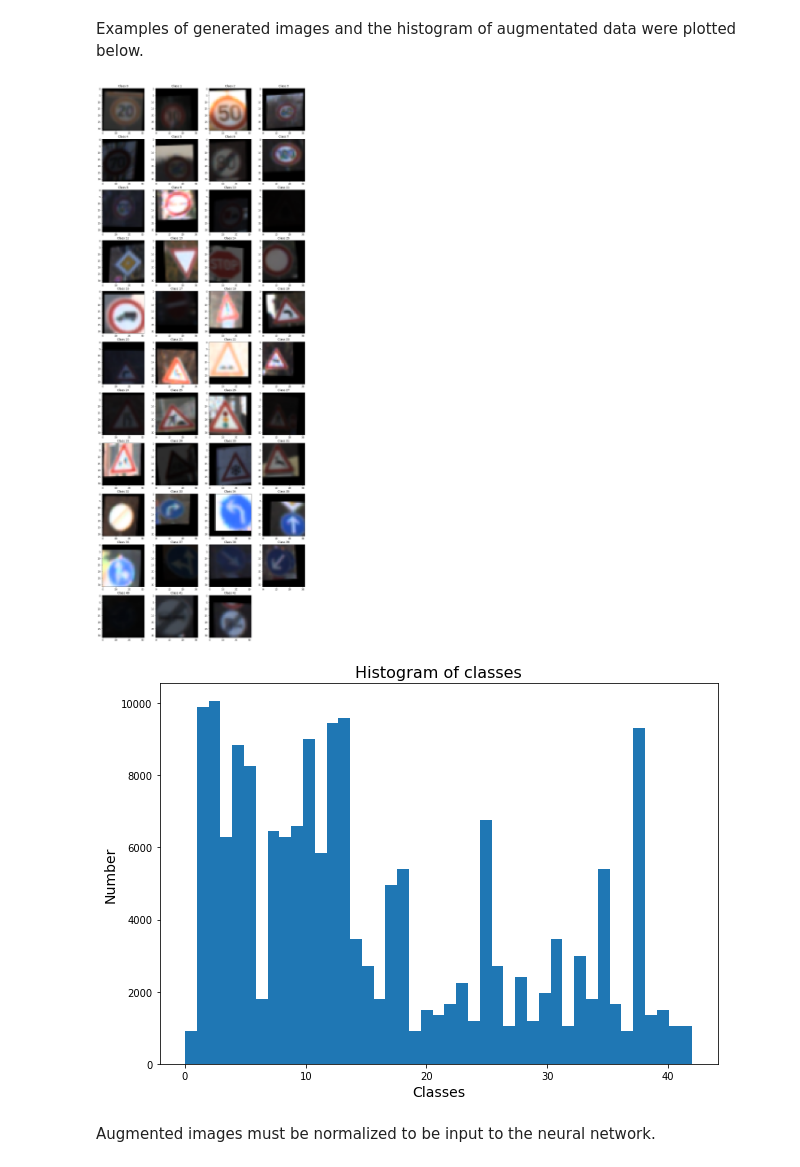
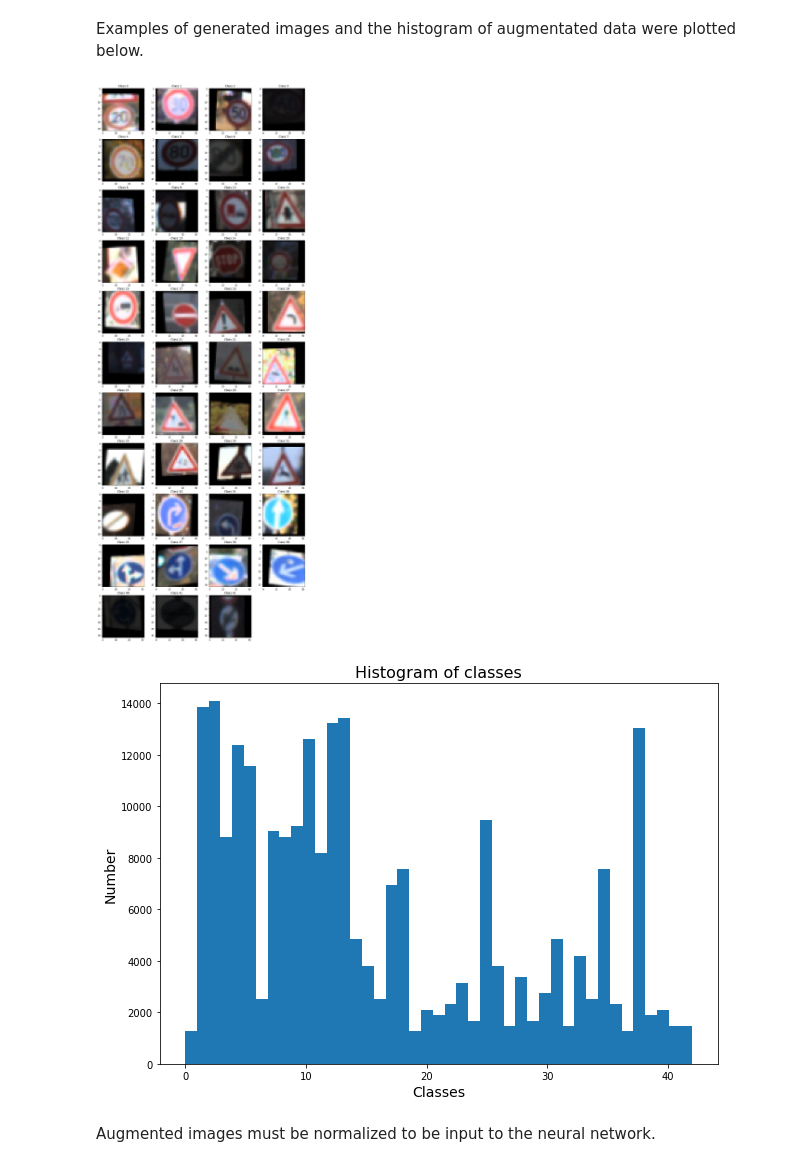
Before and after one commit to siyaoxu/Self-Driving-Cars, a Jupyter notebook: CarND-Traffic-Sign-Classifier-Project/Traffic_Sign_Classifier.ipynb, the cells around one changed output. Saved outputs shown, nothing was run; the diff lists cells and outputs as text; code cells hidden in the pictures.

```diff
--- a/CarND-Traffic-Sign-Classifier-Project/Traffic_Sign_Classifier.ipynb
+++ b/CarND-Traffic-Sign-Classifier-Project/Traffic_Sign_Classifier.ipynb
@@ -278,7 +278,8 @@ from random import randint
 # count the size of each class
 class_count = Counter(y_train)
 # For each class, we extend the record size of each class by a factor of 5
-f_class = 5
+f_class = 7
+# target = 1500
 # augmented images are stored at here
 augm_imgs = []
 augm_y = []
@@ -287,12 +288,13 @@ augm_y = []
 for key,n in class_count.items():
     # if the size of this class is less than our target size, we are going to augment record in this class
     diff = n*f_class - n
+#     diff = target - n
     if diff>0:
         # get all images in this class
         i_imgs = X_train[np.where(y_train == key)[0],:,:,:]
         # sample parameters for the augmentation
 #         fv, thetas, scales, ftxys = AugmParams(rtheta=(0.0,0.0),rscale = (1.0,1.0),size = diff)
-        fv, thetas, scales, ftxys, fshearxys = AugmParams(rtheta=(-3.0,3.0),rscale = (0.9,1.1),size = diff)
+        fv, thetas, scales, ftxys, fshearxys = AugmParams(rtheta=(-5.0,5.0),rscale = (0.9,1.1),size = diff)
         # generate transformed images
         for i in list(range(diff)):
             # sample a random image from original images in this class
@@ -312,13 +314,15 @@ Examples of generated images and the histogram of augmentated data were plotted
 # %%
 # plot the first image in training data for each class
 fig = plt.figure(figsize=(16,44));
-for i in list(range(n_classes)):
+# for i in list(range(n_classes)):
+for i in np.unique(y_train_augm):
     plt.subplot(11,4,i+1);
-    plt.imshow(np.squeeze(X_train_augm[np.where(y_train_augm == i)[0][0],:,:,:]));
+    img_i = np.squeeze(X_train_augm[np.where(y_train_augm == i)[0][0],:,:,:])
+    plt.imshow(img_i);
     plt.title('Class ' + str(i),fontsize = 12);
-    plt.savefig('./img_writeup/augm-class-'+str(i)+'.png')
+    plt.imsave('./img_writeup/augm-class-'+str(i)+'.png',img_i)
 # %% [output]
-[figure, old version]
+[figure, new version]
 # %%
 # # plot the first image in training data for each class
 # fig = plt.figure(figsize=(16,44));
@@ -340,7 +344,7 @@ plt.ylabel('Number', fontsize = 14);
 plt.title('Histogram of classes', fontsize = 16);
 plt.savefig('./img_writeup/hist_augm.png')
 # %% [output]
-[figure, old version]
+[figure, new version]
 # %% [markdown]
 Augmented images must be normalized to be input to the neural network.
 # %%
```
Also changed, not shown: parts of 27 cells of this notebook, 2 other files.
